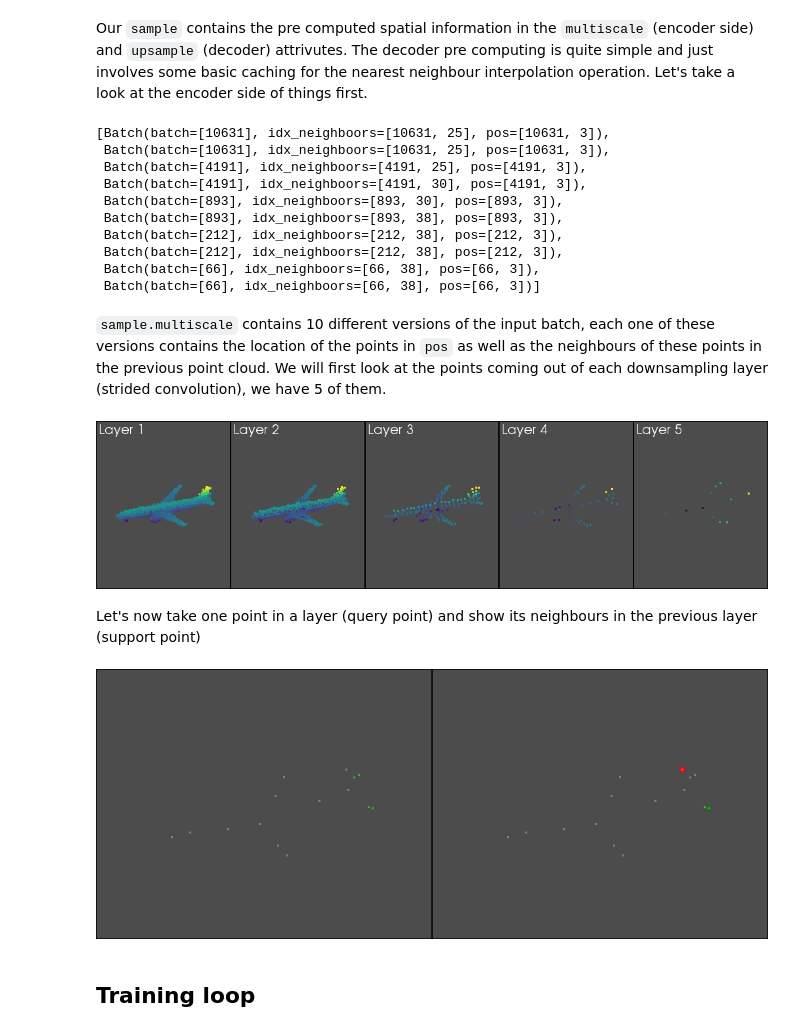
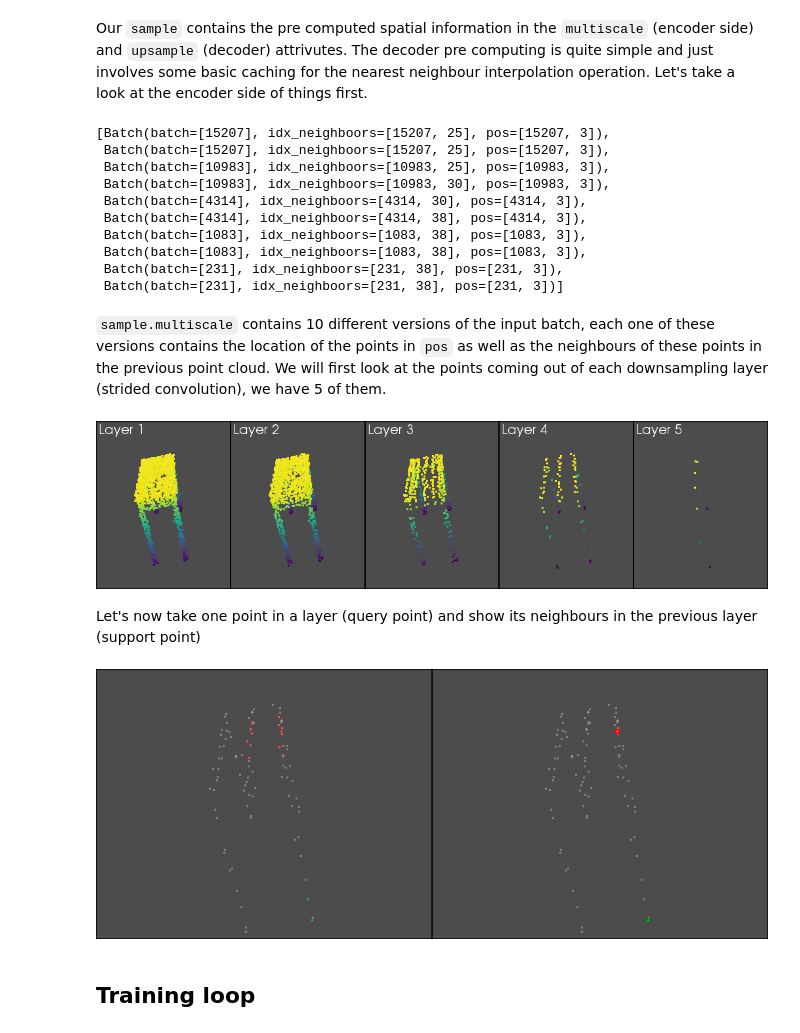
Before and after one commit to torch-points3d/torch-points3d, a Jupyter notebook: notebooks/PartSegmentationKPConv.ipynb, the cells around one changed output. Cells and saved outputs as stored; diff of their text form; code cells hidden in the pictures.

```diff
--- a/notebooks/PartSegmentationKPConv.ipynb
+++ b/notebooks/PartSegmentationKPConv.ipynb
@@ -60,13 +39,16 @@ We will work on [ShapeNet](https://www.shapenet.org/) dataset which contains 48,
 We use Torch Points3D version of ShapeNet that provides automatic download (be patient, it takes some time...) of the data, a tested metric tracker as well as methods for pre computing the spatial operations such as neighbour search and grid sampling on CPU.
 
 Let's start with the data config (if you want more details about that part of Torch Points3D please refer to this notebook).
+# %%
+#@title Configure the dataset {run: "auto"}
+CATEGORY = "All" #@param ["Airplane", "Bag", "All", "Motorbike"] {allow-input: true}
+USE_NORMALS = True #@param {type:"boolean"}|
 # %%
 shapenet_yaml = """
 class: shapenet.ShapeNetDataset
 task: segmentation
 dataroot: %s
-normal: True                                  # Use normal vectors as features
-category: Bag
+normal: %r                                    # Use normal vectors as features
 first_subsampling: 0.02                       # Grid size of the input data
 pre_transforms:                               # Offline transforms, done only once
     - transform: NormalizeScale
@@ -94,10 +76,12 @@ test_transforms:
         list_add_to_x: [True]
         feat_names: ["ones"]
         delete_feats: [True]
-""" % (os.path.join(DIR,"data"))
+""" % (os.path.join(DIR,"data"), USE_NORMALS)
 
 from omegaconf import OmegaConf
 params = OmegaConf.create(shapenet_yaml)
+if CATEGORY != "All":
+    params.category = CATEGORY
 # %%
 from torch_points3d.datasets.segmentation import ShapeNetDataset
 dataset = ShapeNetDataset(params)
@@ -122,9 +106,9 @@ Size of val_dataset = 0
 Batch size = None
 # %%
 #@title Plot samples with part annotations { run: "auto" }
-objectid_1 = 1 #@param {type:"integer"}
-objectid_2 = 2 #@param {type:"integer"}
-objectid_3 = 3 #@param {type:"integer"}
+objectid_1 = 9 #@param {type:"slider", min:0, max:100, step:1}
+objectid_2 = 82 #@param {type:"slider", min:0, max:100, step:1}
+objectid_3 = 95 #@param {type:"slider", min:0, max:100, step:1}
 
 samples = [objectid_1,objectid_2,objectid_3]
 p = pv.Plotter(notebook=True,shape=(1, len(samples)),window_size=[1024,412])
@@ -293,43 +277,43 @@ Our `sample` contains the pre computed spatial information in the `multiscale` (
 # %%
 sample.multiscale
 # %% [output]
-[Batch(batch=[10631], idx_neighboors=[10631, 25], pos=[10631, 3]),
- Batch(batch=[10631], idx_neighboors=[10631, 25], pos=[10631, 3]),
- Batch(batch=[4191], idx_neighboors=[4191, 25], pos=[4191, 3]),
- Batch(batch=[4191], idx_neighboors=[4191, 30], pos=[4191, 3]),
- Batch(batch=[893], idx_neighboors=[893, 30], pos=[893, 3]),
- Batch(batch=[893], idx_neighboors=[893, 38], pos=[893, 3]),
- Batch(batch=[212], idx_neighboors=[212, 38], pos=[212, 3]),
- Batch(batch=[212], idx_neighboors=[212, 38], pos=[212, 3]),
- Batch(batch=[66], idx_neighboors=[66, 38], pos=[66, 3]),
- Batch(batch=[66], idx_neighboors=[66, 38], pos=[66, 3])]
+[Batch(batch=[15207], idx_neighboors=[15207, 25], pos=[15207, 3]),
+ Batch(batch=[15207], idx_neighboors=[15207, 25], pos=[15207, 3]),
+ Batch(batch=[10983], idx_neighboors=[10983, 25], pos=[10983, 3]),
+ Batch(batch=[10983], idx_neighboors=[10983, 30], pos=[10983, 3]),
+ Batch(batch=[4314], idx_neighboors=[4314, 30], pos=[4314, 3]),
+ Batch(batch=[4314], idx_neighboors=[4314, 38], pos=[4314, 3]),
+ Batch(batch=[1083], idx_neighboors=[1083, 38], pos=[1083, 3]),
+ Batch(batch=[1083], idx_neighboors=[1083, 38], pos=[1083, 3]),
+ Batch(batch=[231], idx_neighboors=[231, 38], pos=[231, 3]),
+ Batch(batch=[231], idx_neighboors=[231, 38], pos=[231, 3])]
 # %% [markdown]
 `sample.multiscale` contains 10 different versions of the input batch, each one of these versions contains the location of the points in `pos` as well as the neighbours of these points in the previous point cloud. We will first look at the points coming out of each downsampling layer (strided convolution), we have 5 of them.
 # %%
 #@title Successive downsampling {run:"auto"}
-sample_in_batch = 5 #@param {type:"integer"}
+sample_in_batch = 0 #@param {type:"slider", min:0, max:5, step:1}
 ms_data = sample.multiscale
 num_downsize = int(len(ms_data) / 2)
 p = pv.Plotter(notebook=True,shape=(1, num_downsize),window_size=[1024,256])
 for i in range(0,num_downsize):
     p.subplot(0, i)
     pos = ms_data[2*i].pos[ms_data[2*i].batch == sample_in_batch].numpy()
     point_cloud = pv.PolyData(pos)
     point_cloud['y'] = pos[:,1]
     p.add_points(point_cloud,  show_scalar_bar=False, point_size=3)
     p.add_text("Layer {}".format(i+1),font_size=10)
     p.camera_position = [-1,5, -10]
 p.show()
 # %% [output]
-[figure, old version]
+[figure, new version]
 # %% [markdown]
 Let's now take one point in a layer (query point) and show its neighbours in the previous layer (support point)
 # %%
 #@title Explore Neighborhood {run: "auto"}
-selected_layer = 9 #@param {type:"integer"}
-sample_in_batch = 1 #@param {type:"integer"}
-point1_id = 10 #@param {type:"integer"}
-point2_id =  1#@param {type:"integer"}
+selected_layer = 7 #@param {type:"slider", min:1, max:9, step:1}
+sample_in_batch = 0 #@param {type:"slider", min:0, max:5, step:1}
+point1_id = 46 #@param {type:"slider", min:0, max:600, step:1}
+point2_id =  0#@param {type:"slider", min:0, max:600, step:1}
 
 p = pv.Plotter(notebook=True,shape=(1, 2),window_size=[1024,412])
 
@@ -360,7 +344,7 @@ p.camera_position = [-1,5, -10]
 
 p.show()
 # %% [output]
-[figure, old version]
+[figure, new version]
 # %% [markdown]
 ## Training loop
 # %%
```
Also changed, not shown: parts of 7 cells of this notebook.
